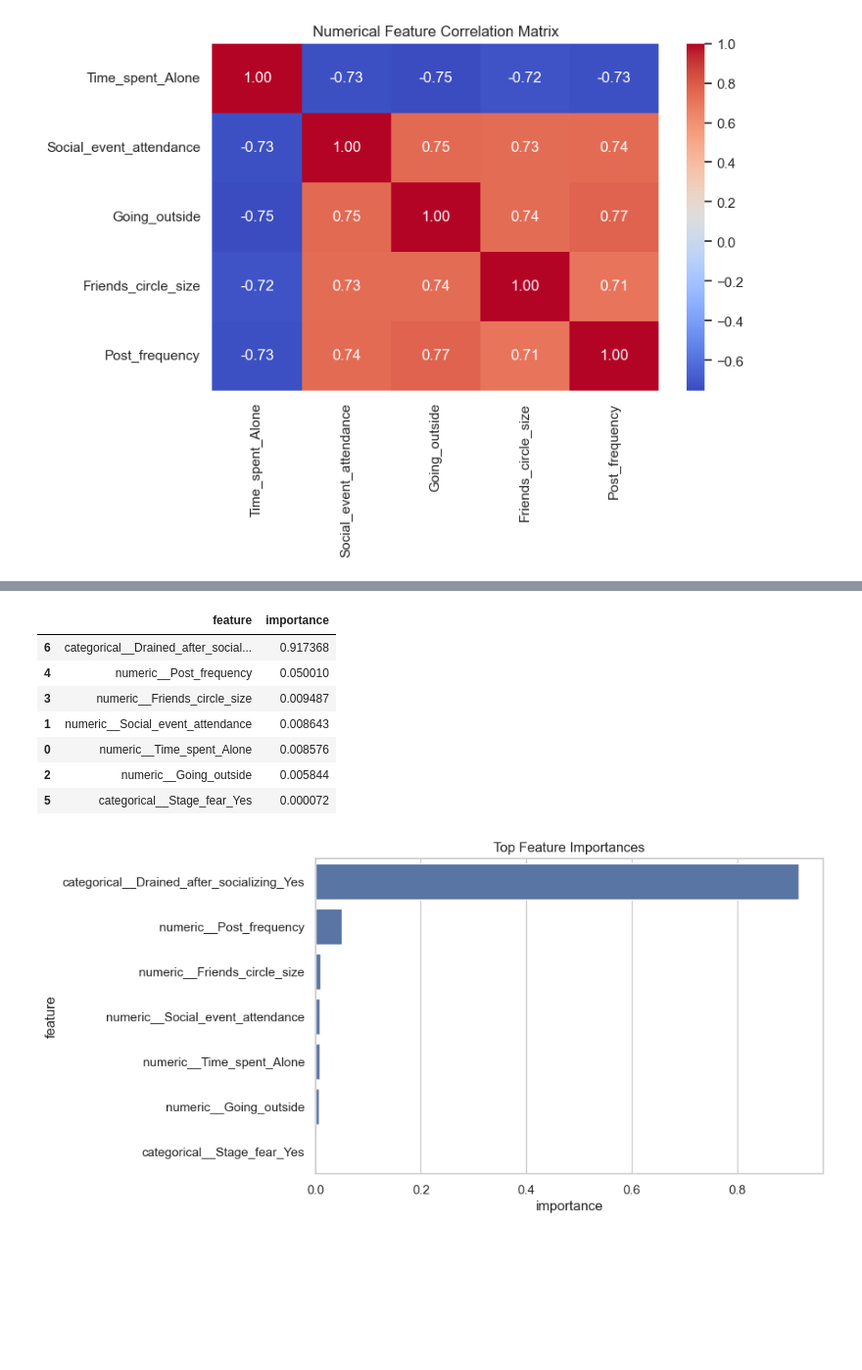
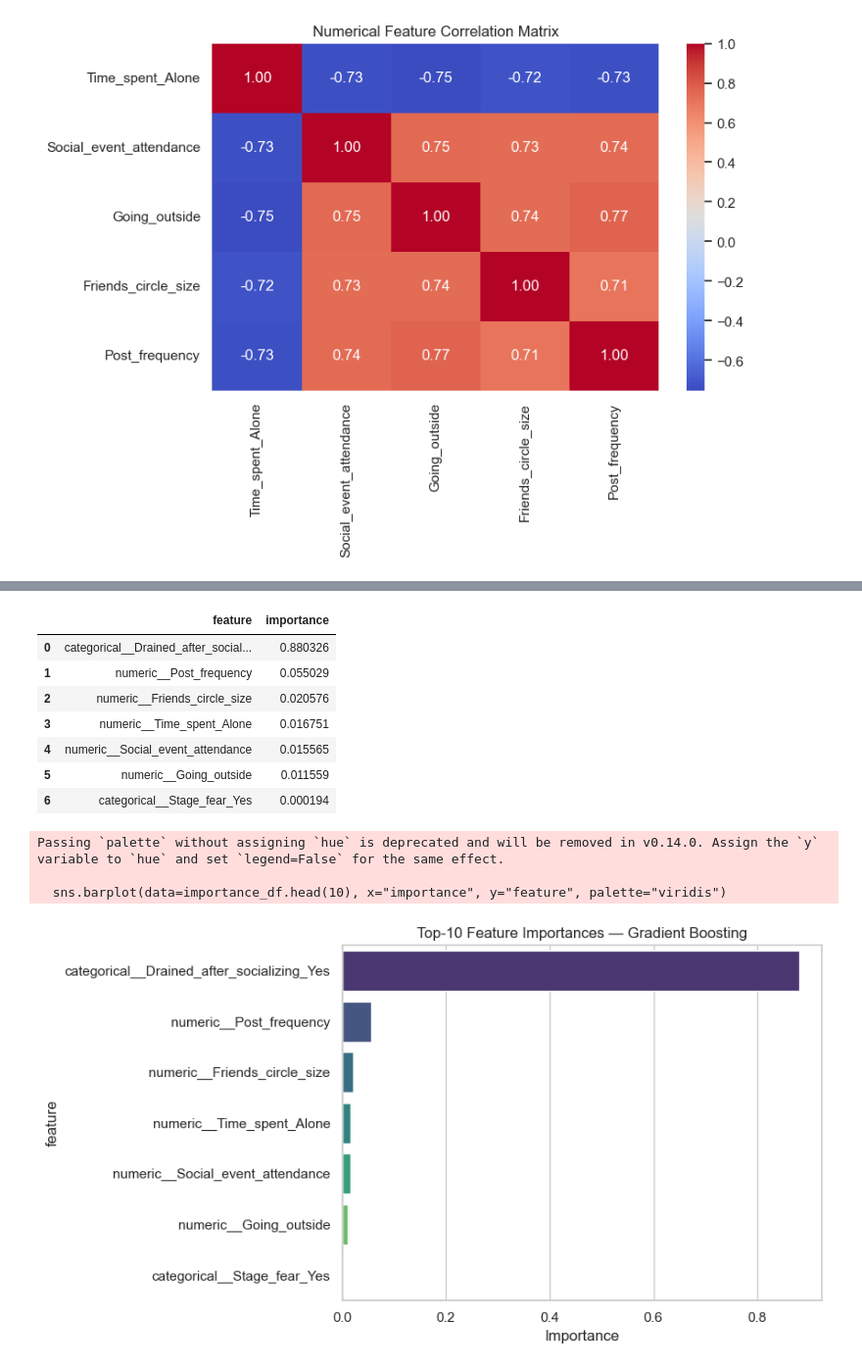
Before and after one commit to Pudamya/personality-prediction-api, a Jupyter notebook: personality_model_training.ipynb, the cells around one changed output, grey strips where cells are left out. Shown at 98% size. Cells and saved outputs as stored; diff of their text form; code cells hidden in the pictures; blank space fills up the shorter version.

Commit message:
Added visualizations

```diff
--- a/personality_model_training.ipynb
+++ b/personality_model_training.ipynb
@@ -194,26 +225,29 @@ display(results_df)
 # %%
-# Train-test split
 X_train, X_test, y_train, y_test = train_test_split(
     X, y, test_size=0.20, stratify=y, random_state=RANDOM_STATE
 )
+print(f"Train: {len(X_train)} samples  |  Test: {len(X_test)} samples")
 
 final_model = Pipeline(steps=[
     ("preprocess", preprocessor),
-    ("model", GradientBoostingClassifier(random_state=RANDOM_STATE))
+    ("model", GradientBoostingClassifier(
+        n_estimators=200, learning_rate=0.1,
+        max_depth=4, random_state=RANDOM_STATE,
+    )),
 ])
 
 final_model.fit(X_train, y_train)
-y_pred = final_model.predict(X_test)
+y_pred  = final_model.predict(X_test)
 y_proba = final_model.predict_proba(X_test)
 
-print("Final model: Gradient Boosting Classifier")
-print("Accuracy:", accuracy_score(y_test, y_pred))
-print("Weighted Precision:", precision_score(y_test, y_pred, average="weighted"))
-print("Weighted Recall:", recall_score(y_test, y_pred, average="weighted"))
-print("Weighted F1:", f1_score(y_test, y_pred, average="weighted"))
+pos_idx = list(final_model.classes_).index("Extrovert")
 
-pos_idx = list(final_model.classes_).index("Extrovert")
-print("ROC-AUC Extrovert:", roc_auc_score((y_test == "Extrovert").astype(int), y_proba[:, pos_idx]))
+print("\n── Test-set metrics ─────────────────────────────────────────")
+print(f"  Accuracy           : {accuracy_score(y_test, y_pred):.4f}")
+print(f"  Weighted Precision : {precision_score(y_test, y_pred, average='weighted'):.4f}")
+print(f"  Weighted Recall    : {recall_score(y_test, y_pred,    average='weighted'):.4f}")
+print(f"  Weighted F1        : {f1_score(y_test, y_pred,        average='weighted'):.4f}")
+print(f"  ROC-AUC            : {roc_auc_score((y_test=='Extrovert').astype(int), y_proba[:, pos_idx]):.4f}")
 print("\nClassification Report:")
 print(classification_report(y_test, y_pred))
 # %% [output]
@@ -246,25 +282,34 @@ plt.show()
 # %%
 # Extract transformed feature names and feature importances
 feature_names = final_model.named_steps["preprocess"].get_feature_names_out()
-importances = final_model.named_steps["model"].feature_importances_
-importance_df = pd.DataFrame({"feature": feature_names, "importance": importances})
-importance_df = importance_df.sort_values("importance", ascending=False)
+importances   = final_model.named_steps["model"].feature_importances_
+
+importance_df = (
+    pd.DataFrame({"feature": feature_names, "importance": importances})
+    .sort_values("importance", ascending=False)
+    .reset_index(drop=True)
+)
 display(importance_df)
 
-plt.figure(figsize=(8,5))
-sns.barplot(data=importance_df.head(10), x="importance", y="feature")
-plt.title("Top Feature Importances")
+plt.figure(figsize=(9, 5))
+sns.barplot(data=importance_df.head(10), x="importance", y="feature", palette="viridis")
+plt.title("Top-10 Feature Importances — Gradient Boosting")
+plt.xlabel("Importance")
+plt.tight_layout()
 plt.show()
 # %% [output]
 |  | feature | importance |
-| 6 | categorical__Drained_after_social... | 0.917368 |
-| 4 | numeric__Post_frequency | 0.050010 |
-| 3 | numeric__Friends_circle_size | 0.009487 |
-| 1 | numeric__Social_event_attendance | 0.008643 |
-| 0 | numeric__Time_spent_Alone | 0.008576 |
-| 2 | numeric__Going_outside | 0.005844 |
-| 5 | categorical__Stage_fear_Yes | 0.000072 |
+| 0 | categorical__Drained_after_social... | 0.880326 |
+| 1 | numeric__Post_frequency | 0.055029 |
+| 2 | numeric__Friends_circle_size | 0.020576 |
+| 3 | numeric__Time_spent_Alone | 0.016751 |
+| 4 | numeric__Social_event_attendance | 0.015565 |
+| 5 | numeric__Going_outside | 0.011559 |
+| 6 | categorical__Stage_fear_Yes | 0.000194 |
+Passing `palette` without assigning `hue` is deprecated and will be removed in v0.14.0. Assign the `y` variable to `hue` and set `legend=False` for the same effect.
+
+  sns.barplot(data=importance_df.head(10), x="importance", y="feature", palette="viridis")
-[figure, old version]
+[figure, new version]
 # %%
 # Save final model and outputs
 MODEL_DIR = Path("models")
```
Also changed, not shown: parts of 6 cells of this notebook.
